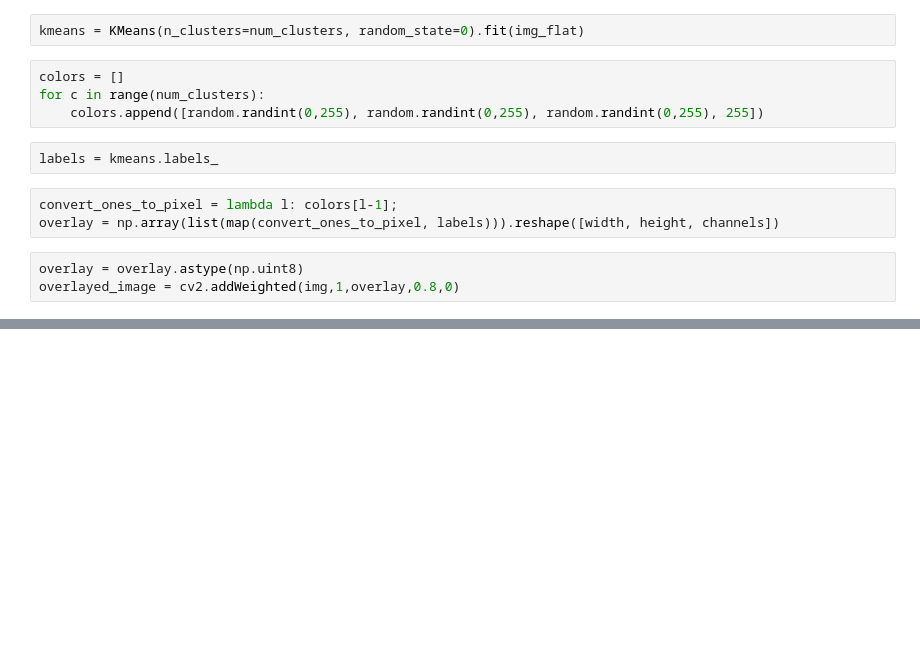
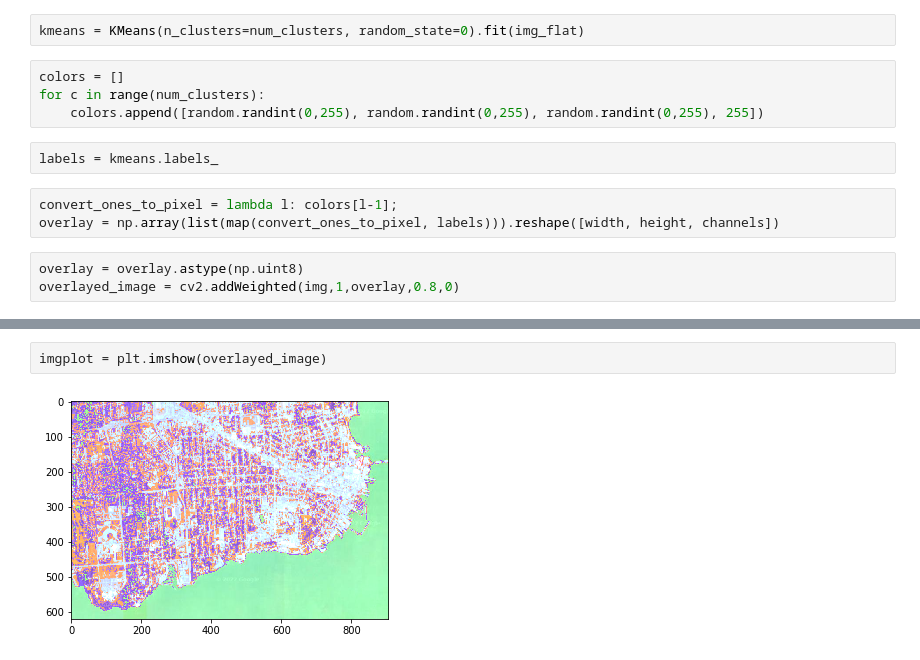
Before and after one commit to geotrieu/transit-ai, a Jupyter notebook: src/experimental.ipynb, the cells around one changed output, grey strips where cells are left out. Saved outputs shown, nothing was run; the diff lists cells and outputs as text; blank space fills up the shorter version.

```diff
--- a/src/experimental.ipynb
+++ b/src/experimental.ipynb
@@ -33,0 +33,4 @@ cv2.destroyAllWindows()
+# %%
+imgplot = plt.imshow(overlayed_image)
+# %% [output]
+[figure, added]
```
Also changed, not shown: parts of 4 cells of this notebook.
